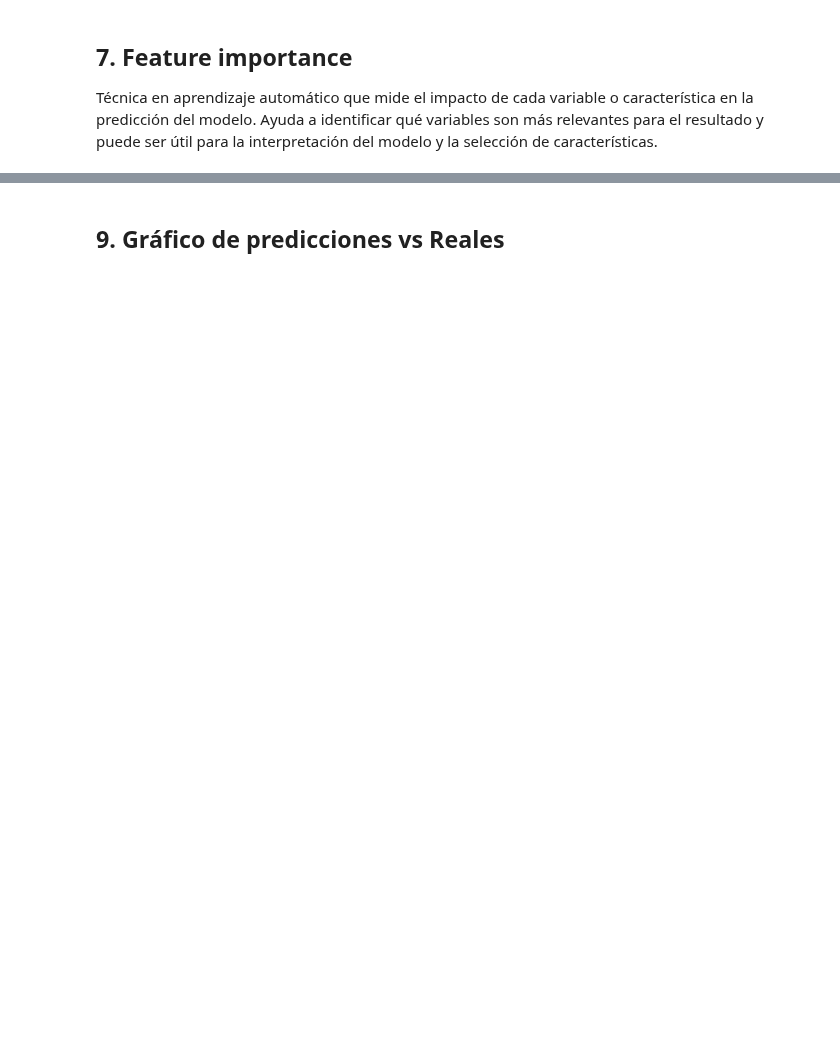
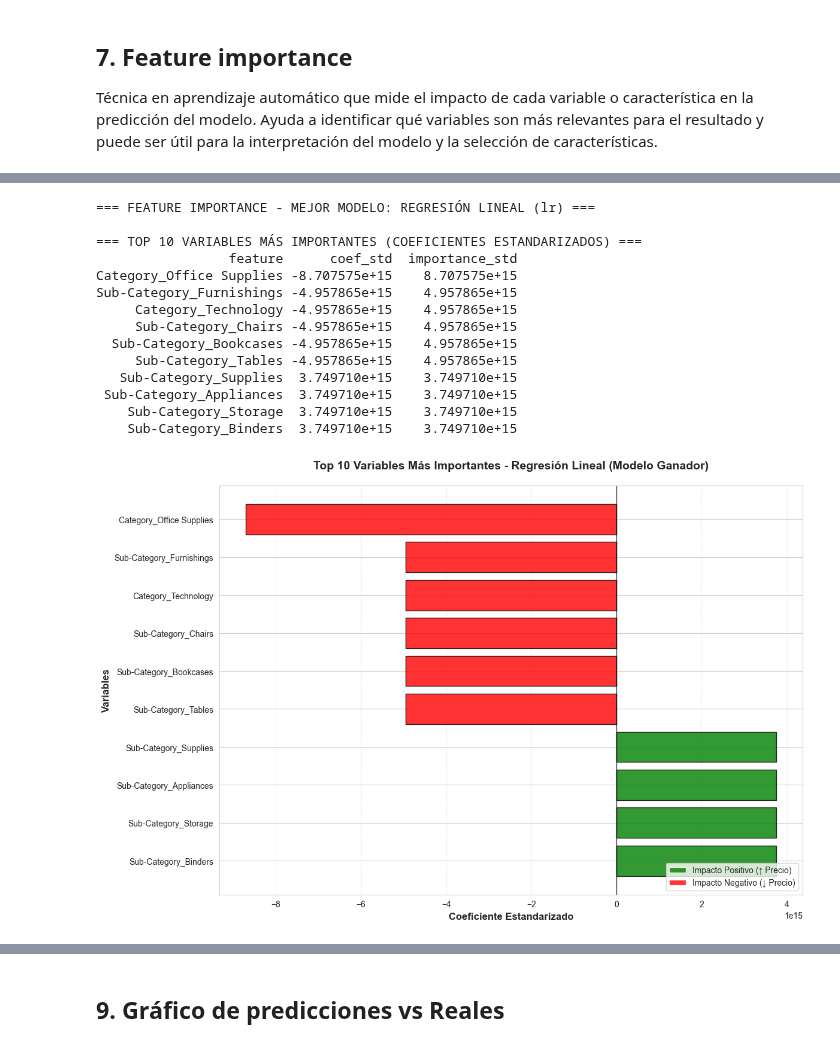
Before and after one commit to RodriNico2206/Data-science-s-projects, a Jupyter notebook: superstore-sales-forecasting-thesis/informe_parcial_EDA.ipynb, the cells around one changed output, grey strips where cells are left out. Drawn from its saved outputs; the diff is of its cells as text; code cells hidden in the pictures; blank space fills up the shorter version.

```diff
--- a/superstore-sales-forecasting-thesis/informe_parcial_EDA.ipynb
+++ b/superstore-sales-forecasting-thesis/informe_parcial_EDA.ipynb
@@ -957,0 +1028,80 @@ plt.show()
+# %%
+print("=== FEATURE IMPORTANCE - MEJOR MODELO: REGRESIÓN LINEAL (lr) ===")
+
+# Estandarizar variables numéricas para obtener coeficientes comparables
+scaler = StandardScaler()
+X_train_scaled = X_train.copy()
+X_train_scaled[numeric_features] = scaler.fit_transform(X_train[numeric_features])
+
+# Entrenar modelo temporal con datos estandarizados solo para obtener coeficientes
+lr_importance = LinearRegression()
+lr_importance.fit(X_train_scaled, y_train)
+
+# Crear DataFrame con coeficientes estandarizados
+coef_estandarizados = pd.DataFrame({
+    'feature': feature_cols,
+    'coef_std': lr_importance.coef_,
+    'importance_std': np.abs(lr_importance.coef_)
+}).sort_values('importance_std', ascending=False)
+
+# Mostrar top 10
+print("\n=== TOP 10 VARIABLES MÁS IMPORTANTES (COEFICIENTES ESTANDARIZADOS) ===")
+print(coef_estandarizados.head(10).to_string(index=False))
+
+# Gráfico de barras horizontales para el Top 10 (SIN texto en las barras)
+plt.figure(figsize=(12, 8))
+top_features = coef_estandarizados.head(10)
+
+# Colores: rojo para coeficientes negativos, verde para positivos
+colors = ['red' if x < 0 else 'green' for x in top_features['coef_std']]
+
+# Crear barras horizontales (SIN añadir texto)
+bars = plt.barh(top_features['feature'], top_features['coef_std'], color=colors, alpha=0.8, edgecolor='black')
+
+
+plt.xlabel('Coeficiente Estandarizado', fontsize=12, fontweight='bold')
+plt.ylabel('Variables', fontsize=12, fontweight='bold')
+plt.title('Top 10 Variables Más Importantes - Regresión Lineal (Modelo Ganador)',
+          fontsize=14, fontweight='bold', pad=20)
+plt.axvline(x=0, color='black', linestyle='-', linewidth=1, alpha=0.7)
+plt.grid(True, axis='x', alpha=0.3, linestyle='--')
+plt.gca().invert_yaxis()  # Invertir para que la más importante aparezca arriba
+
+# Leyenda personalizada
+from matplotlib.patches import Patch
+legend_elements = [Patch(facecolor='green', alpha=0.8, label='Impacto Positivo (↑ Precio)'),
+                   Patch(facecolor='red', alpha=0.8, label='Impacto Negativo (↓ Precio)')]
+plt.legend(handles=legend_elements, loc='lower right', fontsize=10)
+
+plt.tight_layout()
+plt.show()
+
+# Información adicional
+print("\n=== INTERPRETACIÓN DE RESULTADOS ===")
+print(f"✓ R² del modelo: {r2_lr_test:.3f}")
+print(f"✓ RMSE del modelo: ${rmse_lr:.2f}")
+print(f"\n📊 Top 3 variables que MÁS aumentan el precio (coeficientes positivos):")
+positivos = top_features[top_features['coef_std'] > 0].head(3)
+for _, row in positivos.iterrows():
+    print(f"  • {row['feature']}: +{row['coef_std']:.3f}")
+
+print(f"\n📊 Top 3 variables que MÁS disminuyen el precio (coeficientes negativos):")
+negativos = top_features[top_features['coef_std'] < 0].head(3)
+for _, row in negativos.iterrows():
+    print(f"  • {row['feature']}: {row['coef_std']:.3f}")
+# %% [output]
+=== FEATURE IMPORTANCE - MEJOR MODELO: REGRESIÓN LINEAL (lr) ===
+
+=== TOP 10 VARIABLES MÁS IMPORTANTES (COEFICIENTES ESTANDARIZADOS) ===
+                 feature      coef_std  importance_std
+Category_Office Supplies -8.707575e+15    8.707575e+15
+Sub-Category_Furnishings -4.957865e+15    4.957865e+15
+     Category_Technology -4.957865e+15    4.957865e+15
+     Sub-Category_Chairs -4.957865e+15    4.957865e+15
+  Sub-Category_Bookcases -4.957865e+15    4.957865e+15
+     Sub-Category_Tables -4.957865e+15    4.957865e+15
+   Sub-Category_Supplies  3.749710e+15    3.749710e+15
+ Sub-Category_Appliances  3.749710e+15    3.749710e+15
+    Sub-Category_Storage  3.749710e+15    3.749710e+15
+    Sub-Category_Binders  3.749710e+15    3.749710e+15
+[figure, added]
```
Also changed, not shown: parts of 21 cells of this notebook, 5 other files.
